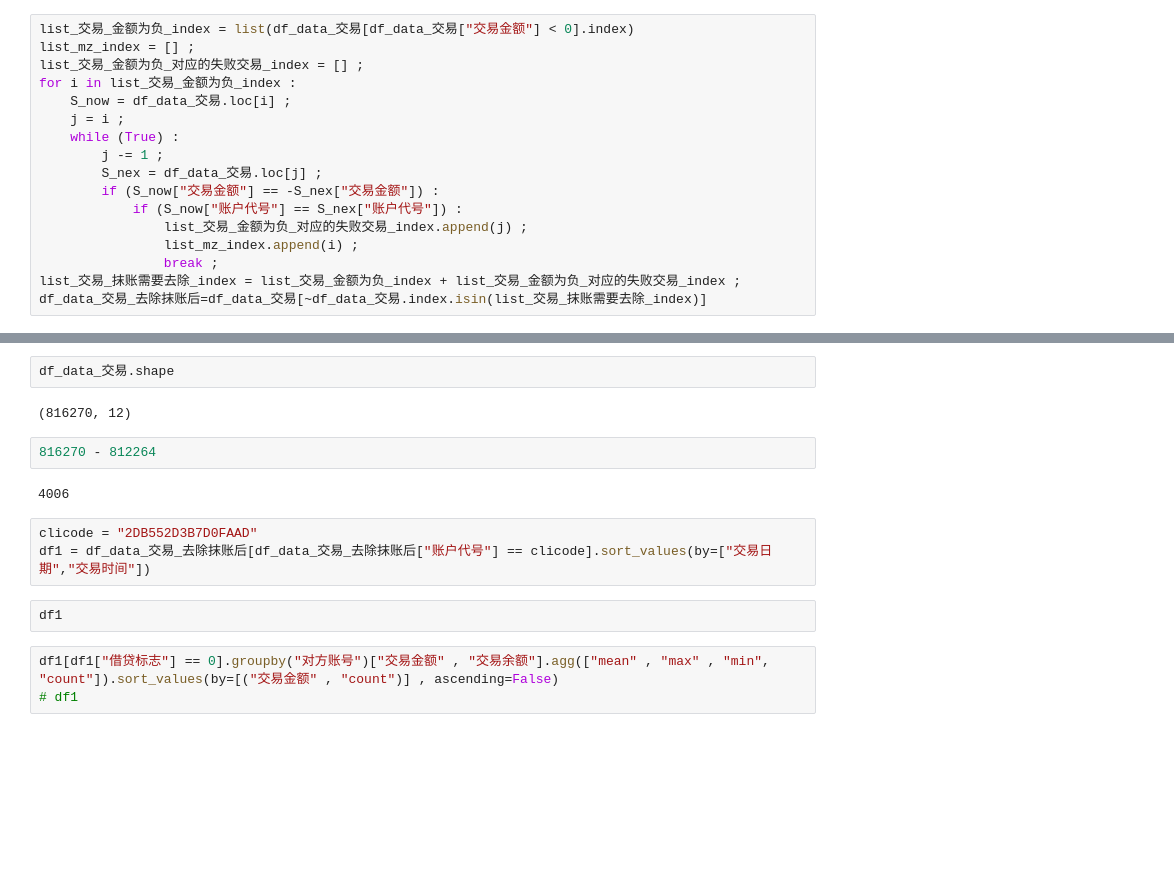
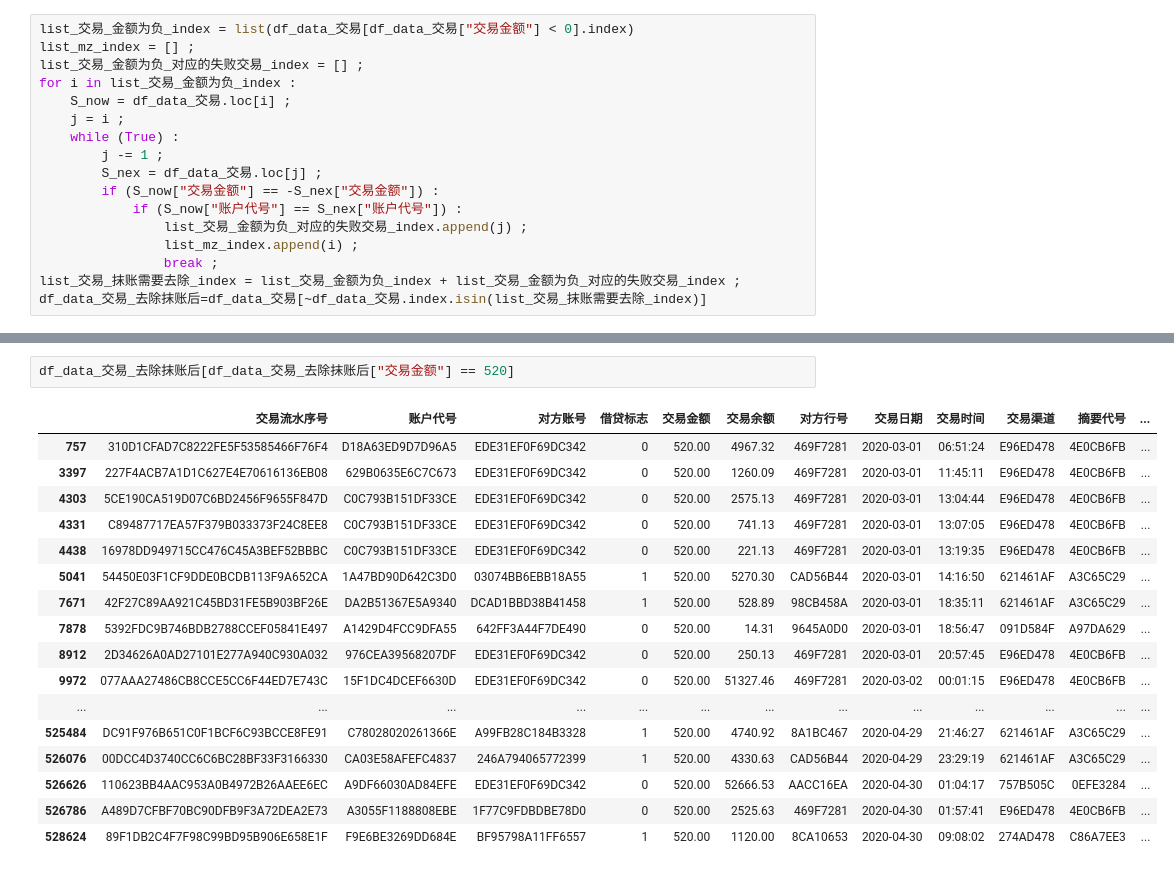
Before and after one commit to HumHumMonster/anaconda, a Jupyter notebook: 风险识别/数据分析.ipynb, the cells around one changed output, grey strips where cells are left out. Saved outputs shown, nothing was run; the diff lists cells and outputs as text; blank space fills up the shorter version.

```diff
--- a/风险识别/数据分析.ipynb
+++ b/风险识别/数据分析.ipynb
@@ -42,16 +41,20 @@ df_data_交易_去除抹账后.shape
-# %%
-df_data_交易.shape
-# %% [output]
-(816270, 12)
-# %%
-816270 - 812264
-# %% [output]
-4006
-# %%
-clicode = "2DB552D3B7D0FAAD"
-df1 = df_data_交易_去除抹账后[df_data_交易_去除抹账后["账户代号"] == clicode].sort_values(by=["交易日期","交易时间"])
-# %%
-df1
-# %%
-df1[df1["借贷标志"] == 0].groupby("对方账号")["交易金额" , "交易余额"].agg(["mean" , "max" , "min", "count"]).sort_values(by=[("交易金额" , "count")] , ascending=False)
-# df1
+# %%
+df_data_交易_去除抹账后[df_data_交易_去除抹账后["交易金额"] == 520]
+# %% [output]
+|  | 交易流水序号 | 账户代号 | 对方账号 | 借贷标志 | 交易金额 | 交易余额 | 对方行号 | 交易日期 | 交易时间 | 交易渠道 | 摘要代号 | ... |
+| 757 | 310D1CFAD7C8222FE5F53585466F76F4 | D18A63ED9D7D96A5 | EDE31EF0F69DC342 | 0 | 520.00 | 4967.32 | 469F7281 | 2020-03-01 | 06:51:24 | E96ED478 | 4E0CB6FB | ... |
+| 3397 | 227F4ACB7A1D1C627E4E70616136EB08 | 629B0635E6C7C673 | EDE31EF0F69DC342 | 0 | 520.00 | 1260.09 | 469F7281 | 2020-03-01 | 11:45:11 | E96ED478 | 4E0CB6FB | ... |
+| 4303 | 5CE190CA519D07C6BD2456F9655F847D | C0C793B151DF33CE | EDE31EF0F69DC342 | 0 | 520.00 | 2575.13 | 469F7281 | 2020-03-01 | 13:04:44 | E96ED478 | 4E0CB6FB | ... |
+| 4331 | C89487717EA57F379B033373F24C8EE8 | C0C793B151DF33CE | EDE31EF0F69DC342 | 0 | 520.00 | 741.13 | 469F7281 | 2020-03-01 | 13:07:05 | E96ED478 | 4E0CB6FB | ... |
+| 4438 | 16978DD949715CC476C45A3BEF52BBBC | C0C793B151DF33CE | EDE31EF0F69DC342 | 0 | 520.00 | 221.13 | 469F7281 | 2020-03-01 | 13:19:35 | E96ED478 | 4E0CB6FB | ... |
+| 5041 | 54450E03F1CF9DDE0BCDB113F9A652CA | 1A47BD90D642C3D0 | 03074BB6EBB18A55 | 1 | 520.00 | 5270.30 | CAD56B44 | 2020-03-01 | 14:16:50 | 621461AF | A3C65C29 | ... |
+| 7671 | 42F27C89AA921C45BD31FE5B903BF26E | DA2B51367E5A9340 | DCAD1BBD38B41458 | 1 | 520.00 | 528.89 | 98CB458A | 2020-03-01 | 18:35:11 | 621461AF | A3C65C29 | ... |
+| 7878 | 5392FDC9B746BDB2788CCEF05841E497 | A1429D4FCC9DFA55 | 642FF3A44F7DE490 | 0 | 520.00 | 14.31 | 9645A0D0 | 2020-03-01 | 18:56:47 | 091D584F | A97DA629 | ... |
+| 8912 | 2D34626A0AD27101E277A940C930A032 | 976CEA39568207DF | EDE31EF0F69DC342 | 0 | 520.00 | 250.13 | 469F7281 | 2020-03-01 | 20:57:45 | E96ED478 | 4E0CB6FB | ... |
+| 9972 | 077AAA27486CB8CCE5CC6F44ED7E743C | 15F1DC4DCEF6630D | EDE31EF0F69DC342 | 0 | 520.00 | 51327.46 | 469F7281 | 2020-03-02 | 00:01:15 | E96ED478 | 4E0CB6FB | ... |
+| ... | ... | ... | ... | ... | ... | ... | ... | ... | ... | ... | ... | ... |
+| 525484 | DC91F976B651C0F1BCF6C93BCCE8FE91 | C78028020261366E | A99FB28C184B3328 | 1 | 520.00 | 4740.92 | 8A1BC467 | 2020-04-29 | 21:46:27 | 621461AF | A3C65C29 | ... |
+| 526076 | 00DCC4D3740CC6C6BC28BF33F3166330 | CA03E58AFEFC4837 | 246A794065772399 | 1 | 520.00 | 4330.63 | CAD56B44 | 2020-04-29 | 23:29:19 | 621461AF | A3C65C29 | ... |
+| 526626 | 110623BB4AAC953A0B4972B26AAEE6EC | A9DF66030AD84EFE | EDE31EF0F69DC342 | 0 | 520.00 | 52666.53 | AACC16EA | 2020-04-30 | 01:04:17 | 757B505C | 0EFE3284 | ... |
+| 526786 | A489D7CFBF70BC90DFB9F3A72DEA2E73 | A3055F1188808EBE | 1F77C9FDBDBE78D0 | 0 | 520.00 | 2525.63 | 469F7281 | 2020-04-30 | 01:57:41 | E96ED478 | 4E0CB6FB | ... |
+| 528624 | 89F1DB2C4F7F98C99BD95B906E658E1F | F9E6BE3269DD684E | BF95798A11FF6557 | 1 | 520.00 | 1120.00 | 8CA10653 | 2020-04-30 | 09:08:02 | 274AD478 | C86A7EE3 | ... |
```
Also changed, not shown: parts of 2 cells of this notebook, 8 other files.
